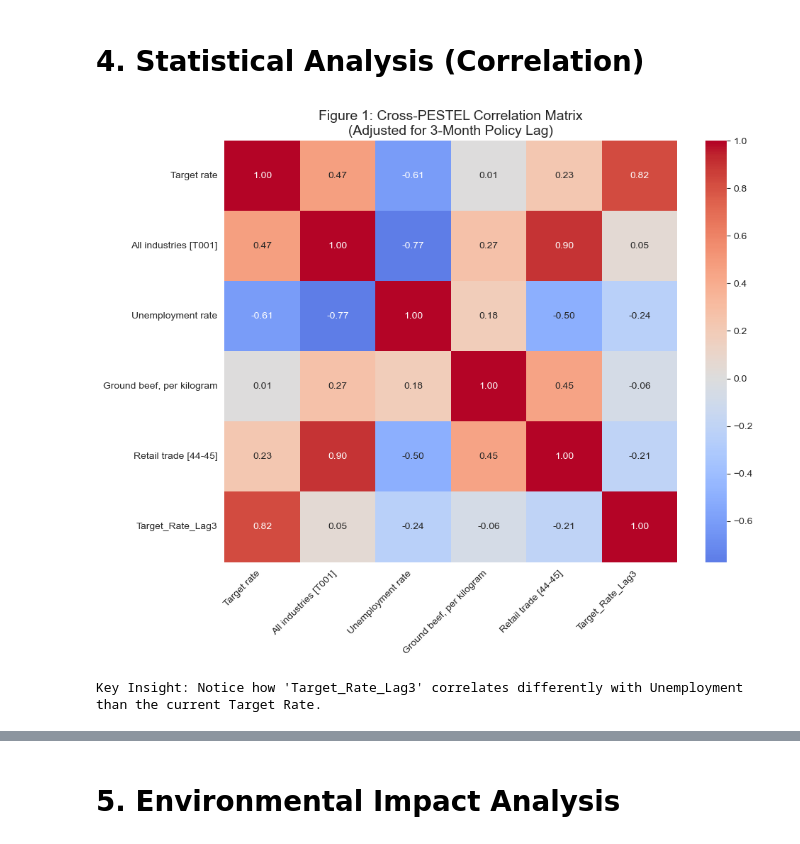
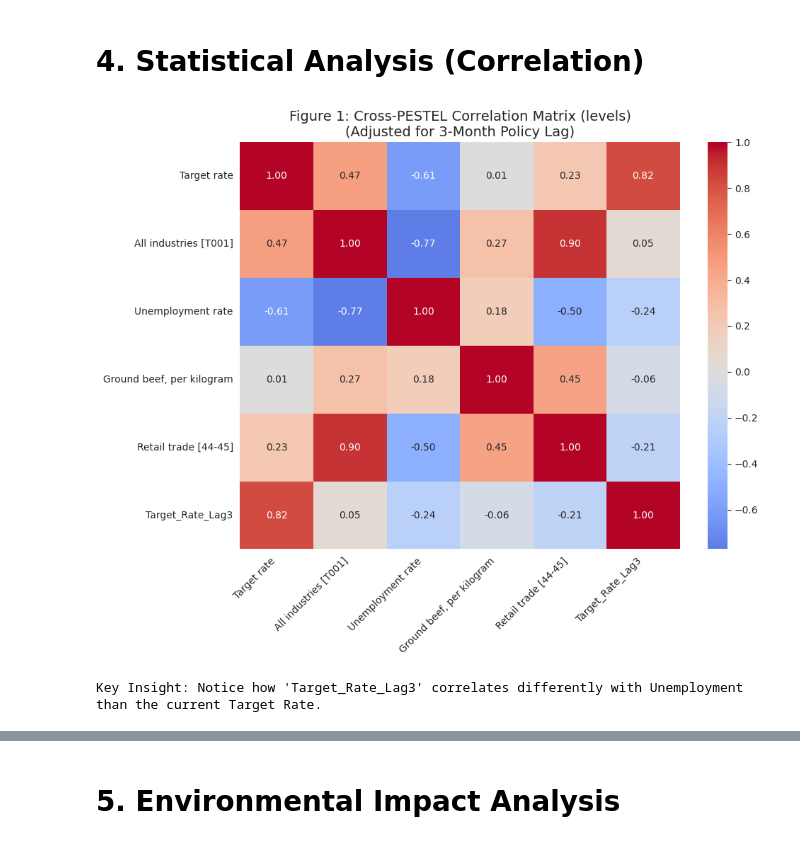
Before and after one commit to lisandrorios91/canada-stagflation-risk-analysis, a Jupyter notebook: stagflation_analysis.ipynb, the cells around one changed output, grey strips where cells are left out. Drawn from its saved outputs; the diff is of its cells as text; code cells hidden in the pictures.

```diff
--- a/stagflation_analysis.ipynb
+++ b/stagflation_analysis.ipynb
@@ -119,33 +119,33 @@ variables = [
     "Target rate",
     "All industries [T001]",
     "Unemployment rate",
     "Ground beef, per kilogram",
     "Retail trade [44-45]"
 ]
 
 # 2. Add a 3-Month Lag for the Target Rate (Political Influence)
 df['Target_Rate_Lag3'] = df['Target rate'].shift(3)
 variables_with_lag = variables + ['Target_Rate_Lag3']
 
 # 3. Filtering for a Clean Analysis Window
 analysis_df = df[df['Year'] >= 2000].dropna(subset=variables_with_lag)
 
 # 4. Calculate Correlation
 corr = analysis_df[variables_with_lag].corr()
 
 # 5. Professional Visualization for the Report
 plt.figure(figsize=(10, 8))
 sns.heatmap(corr, annot=True, cmap="coolwarm", fmt=".2f", center=0)
 
-plt.title("Figure 1: Cross-PESTEL Correlation Matrix\n(Adjusted for 3-Month Policy Lag)", fontsize=14)
+plt.title("Figure 1: Cross-PESTEL Correlation Matrix (levels)\n(Adjusted for 3-Month Policy Lag)", fontsize=14)
 plt.xticks(rotation=45, ha='right')
 plt.tight_layout()
 
 plt.savefig("pestel_correlation_matrix.png", dpi=300)
 plt.show()
 
 print("Key Insight: Notice how 'Target_Rate_Lag3' correlates differently with "
       "Unemployment than the current Target Rate.")
 # %% [output]
-[figure, old version]
+[figure, new version]
 Key Insight: Notice how 'Target_Rate_Lag3' correlates differently with Unemployment than the current Target Rate.
```
Also changed, not shown: parts of 22 cells of this notebook, 1 other file.
